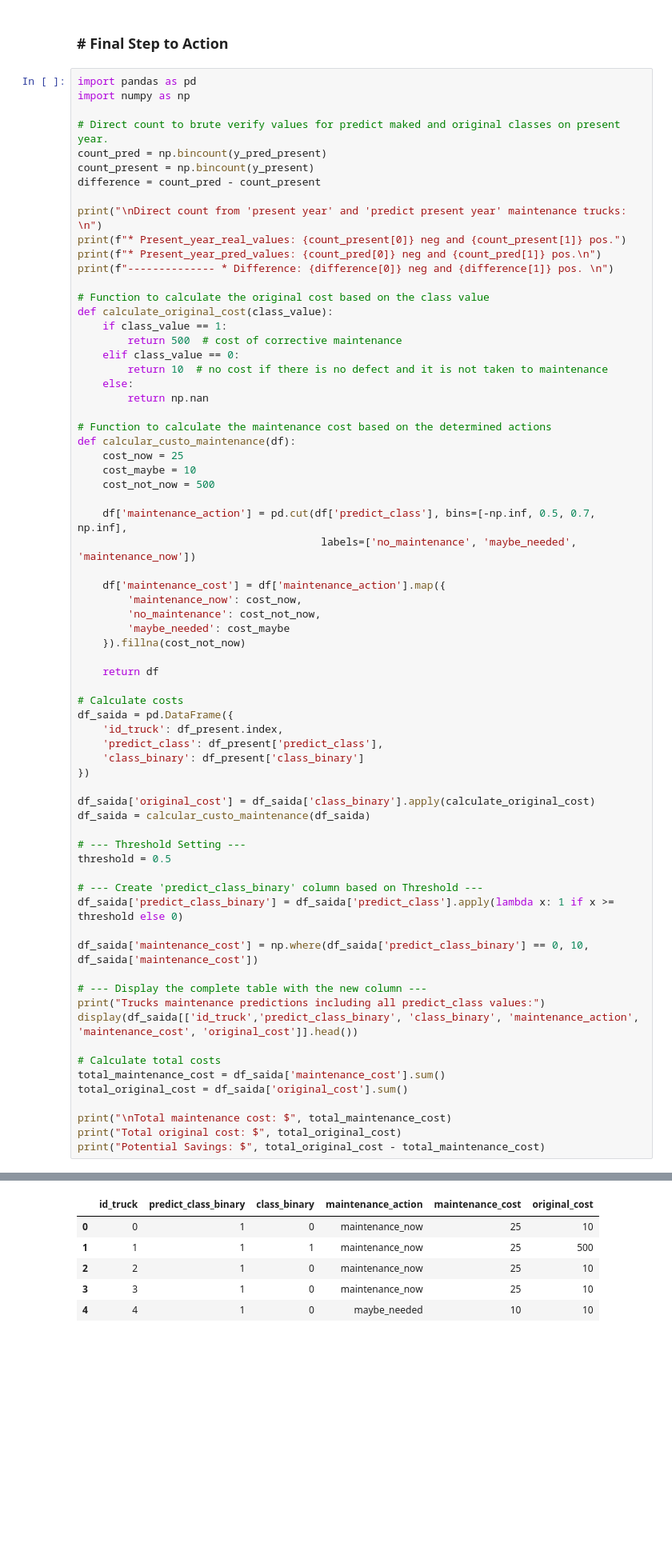
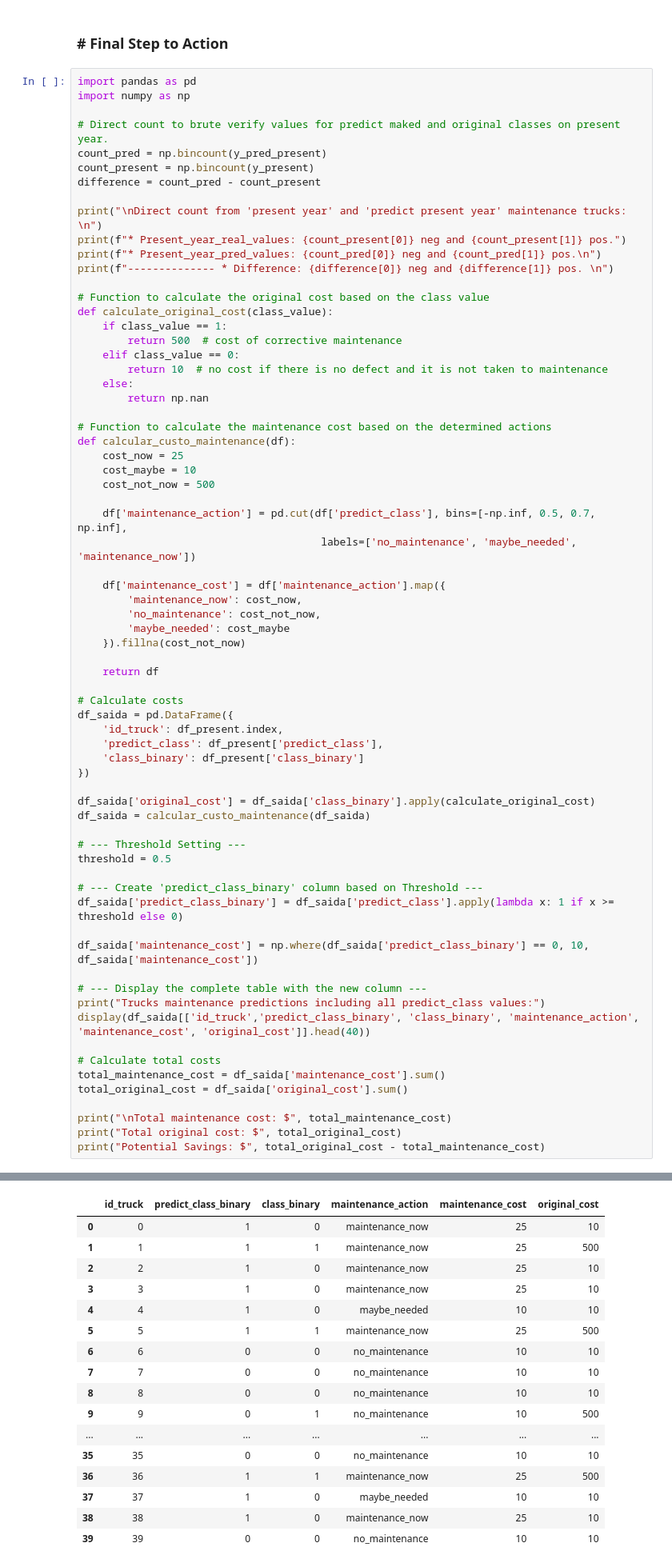
Before and after one commit to Delevati/airsystem_predict, a Jupyter notebook: models/random_forest/run_train-RF.ipynb, the cells around one changed output, grey strips where cells are left out. Shown at 80% size. Drawn from its saved outputs; the diff is of its cells as text; blank space fills up the shorter version.

```diff
--- a/models/random_forest/run_train-RF.ipynb
+++ b/models/random_forest/run_train-RF.ipynb
@@ -306,34 +306,45 @@ threshold = 0.5
 # --- Create 'predict_class_binary' column based on Threshold ---
 df_saida['predict_class_binary'] = df_saida['predict_class'].apply(lambda x: 1 if x >= threshold else 0)
 
 df_saida['maintenance_cost'] = np.where(df_saida['predict_class_binary'] == 0, 10, df_saida['maintenance_cost'])
 
 # --- Display the complete table with the new column ---
 print("Trucks maintenance predictions including all predict_class values:")
-display(df_saida[['id_truck','predict_class_binary', 'class_binary', 'maintenance_action', 'maintenance_cost', 'original_cost']].head())
+display(df_saida[['id_truck','predict_class_binary', 'class_binary', 'maintenance_action', 'maintenance_cost', 'original_cost']].head(40))
 
 # Calculate total costs
 total_maintenance_cost = df_saida['maintenance_cost'].sum()
 total_original_cost = df_saida['original_cost'].sum()
 
 print("\nTotal maintenance cost: $", total_maintenance_cost)
 print("Total original cost: $", total_original_cost)
 print("Potential Savings: $", total_original_cost - total_maintenance_cost)
 # %% [output]
 Direct count from 'present year' and 'predict present year' maintenance trucks:
 
 * Present_year_real_values: 15626 neg and 375 pos.
 * Present_year_pred_values: 15578 neg and 423 pos.
 
 -------------- * Difference: -48 neg and 48 pos.
 
 Trucks maintenance predictions including all predict_class values:
 |  | id_truck | predict_class_binary | class_binary | maintenance_action | maintenance_cost | original_cost |
 | 0 | 0 | 1 | 0 | maintenance_now | 25 | 10 |
 | 1 | 1 | 1 | 1 | maintenance_now | 25 | 500 |
 | 2 | 2 | 1 | 0 | maintenance_now | 25 | 10 |
 | 3 | 3 | 1 | 0 | maintenance_now | 25 | 10 |
 | 4 | 4 | 1 | 0 | maybe_needed | 10 | 10 |
+| 5 | 5 | 1 | 1 | maintenance_now | 25 | 500 |
+| 6 | 6 | 0 | 0 | no_maintenance | 10 | 10 |
+| 7 | 7 | 0 | 0 | no_maintenance | 10 | 10 |
+| 8 | 8 | 0 | 0 | no_maintenance | 10 | 10 |
+| 9 | 9 | 0 | 1 | no_maintenance | 10 | 500 |
+| ... | ... | ... | ... | ... | ... | ... |
+| 35 | 35 | 0 | 0 | no_maintenance | 10 | 10 |
+| 36 | 36 | 1 | 1 | maintenance_now | 25 | 500 |
+| 37 | 37 | 1 | 0 | maybe_needed | 10 | 10 |
+| 38 | 38 | 1 | 0 | maintenance_now | 25 | 10 |
+| 39 | 39 | 0 | 0 | no_maintenance | 10 | 10 |
 Total maintenance cost: $ 1510
 Total original cost: $ 28440
 Potential Savings: $ 26930
```
